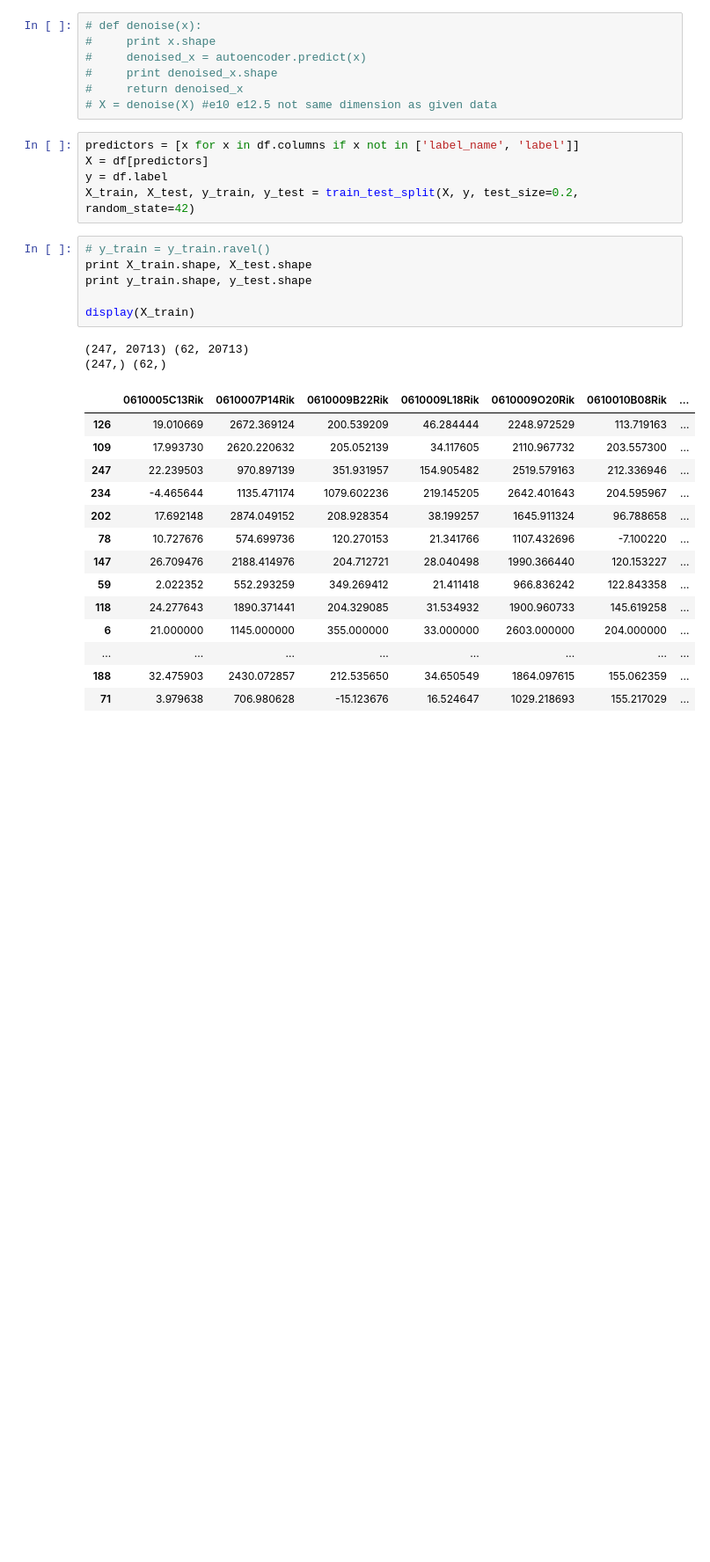
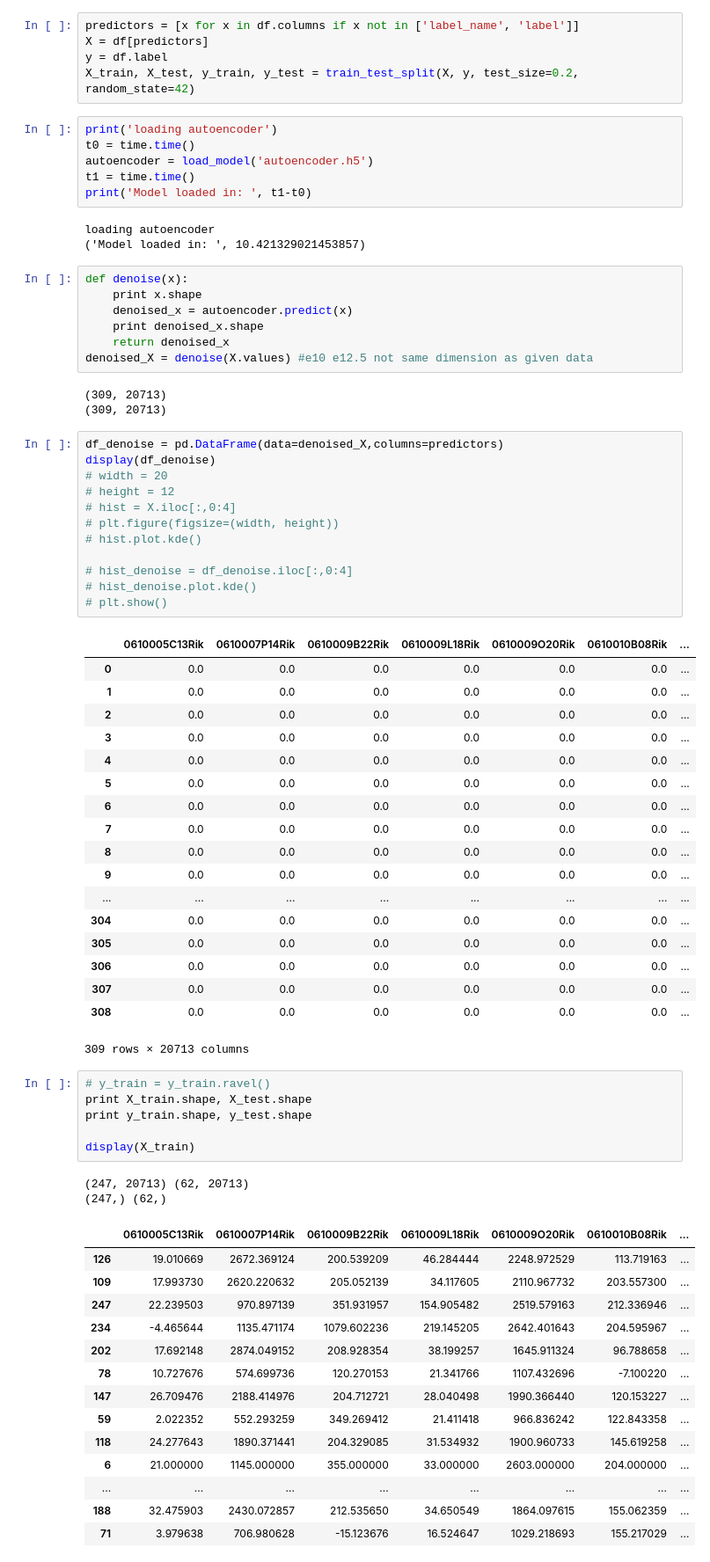
Before and after one commit to MarShin/single-cell_RNA, a Jupyter notebook: bayes.ipynb, the cells around one changed output. Shown at 88% size. Saved outputs shown, nothing was run; the diff lists cells and outputs as text; blank space fills up the shorter version.

```diff
--- a/bayes.ipynb
+++ b/bayes.ipynb
@@ -42,15 +16,58 @@ loading autoencoder
-# %%
-# def denoise(x):
-#     print x.shape
-#     denoised_x = autoencoder.predict(x)
-#     print denoised_x.shape
-#     return denoised_x
-# X = denoise(X) #e10 e12.5 not same dimension as given data
 # %%
 predictors = [x for x in df.columns if x not in ['label_name', 'label']]
 X = df[predictors]
 y = df.label
 X_train, X_test, y_train, y_test = train_test_split(X, y, test_size=0.2, random_state=42)
+# %%
+print('loading autoencoder')
+t0 = time.time()
+autoencoder = load_model('autoencoder.h5')
+t1 = time.time()
+print('Model loaded in: ', t1-t0)
+# %% [output]
+loading autoencoder
+('Model loaded in: ', 10.421329021453857)
+# %%
+def denoise(x):
+    print x.shape
+    denoised_x = autoencoder.predict(x)
+    print denoised_x.shape
+    return denoised_x
+denoised_X = denoise(X.values) #e10 e12.5 not same dimension as given data
+# %% [output]
+(309, 20713)
+(309, 20713)
+# %%
+df_denoise = pd.DataFrame(data=denoised_X,columns=predictors)
+display(df_denoise)
+# width = 20
+# height = 12
+# hist = X.iloc[:,0:4]
+# plt.figure(figsize=(width, height))
+# hist.plot.kde()
+
+# hist_denoise = df_denoise.iloc[:,0:4]
+# hist_denoise.plot.kde()
+# plt.show()
+# %% [output]
+|  | 0610005C13Rik | 0610007P14Rik | 0610009B22Rik | 0610009L18Rik | 0610009O20Rik | 0610010B08Rik | ... |
+| 0 | 0.0 | 0.0 | 0.0 | 0.0 | 0.0 | 0.0 | ... |
+| 1 | 0.0 | 0.0 | 0.0 | 0.0 | 0.0 | 0.0 | ... |
+| 2 | 0.0 | 0.0 | 0.0 | 0.0 | 0.0 | 0.0 | ... |
+| 3 | 0.0 | 0.0 | 0.0 | 0.0 | 0.0 | 0.0 | ... |
+| 4 | 0.0 | 0.0 | 0.0 | 0.0 | 0.0 | 0.0 | ... |
+| 5 | 0.0 | 0.0 | 0.0 | 0.0 | 0.0 | 0.0 | ... |
+| 6 | 0.0 | 0.0 | 0.0 | 0.0 | 0.0 | 0.0 | ... |
+| 7 | 0.0 | 0.0 | 0.0 | 0.0 | 0.0 | 0.0 | ... |
+| 8 | 0.0 | 0.0 | 0.0 | 0.0 | 0.0 | 0.0 | ... |
+| 9 | 0.0 | 0.0 | 0.0 | 0.0 | 0.0 | 0.0 | ... |
+| ... | ... | ... | ... | ... | ... | ... | ... |
+| 304 | 0.0 | 0.0 | 0.0 | 0.0 | 0.0 | 0.0 | ... |
+| 305 | 0.0 | 0.0 | 0.0 | 0.0 | 0.0 | 0.0 | ... |
+| 306 | 0.0 | 0.0 | 0.0 | 0.0 | 0.0 | 0.0 | ... |
+| 307 | 0.0 | 0.0 | 0.0 | 0.0 | 0.0 | 0.0 | ... |
+| 308 | 0.0 | 0.0 | 0.0 | 0.0 | 0.0 | 0.0 | ... |
+309 rows × 20713 columns
 # %%
 # y_train = y_train.ravel()
 print X_train.shape, X_test.shape
```
Also changed, not shown: parts of 2 cells of this notebook, 8 other files.
